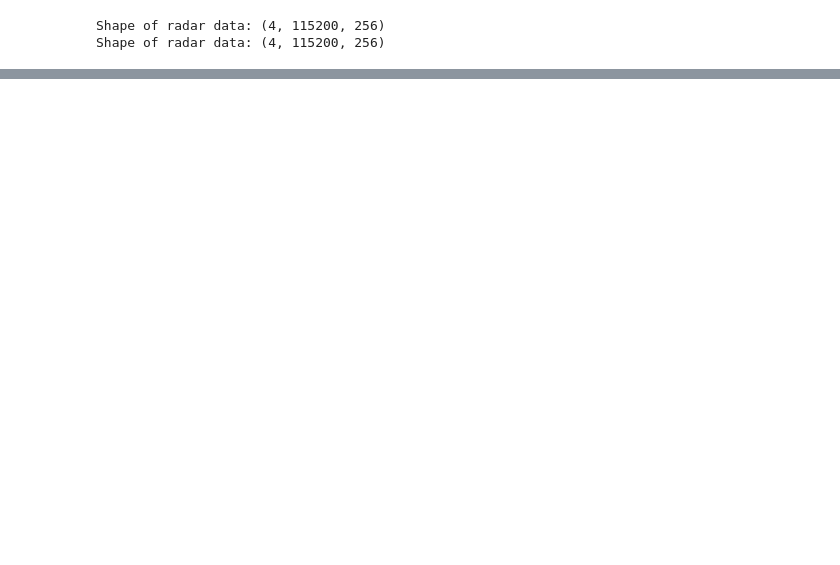
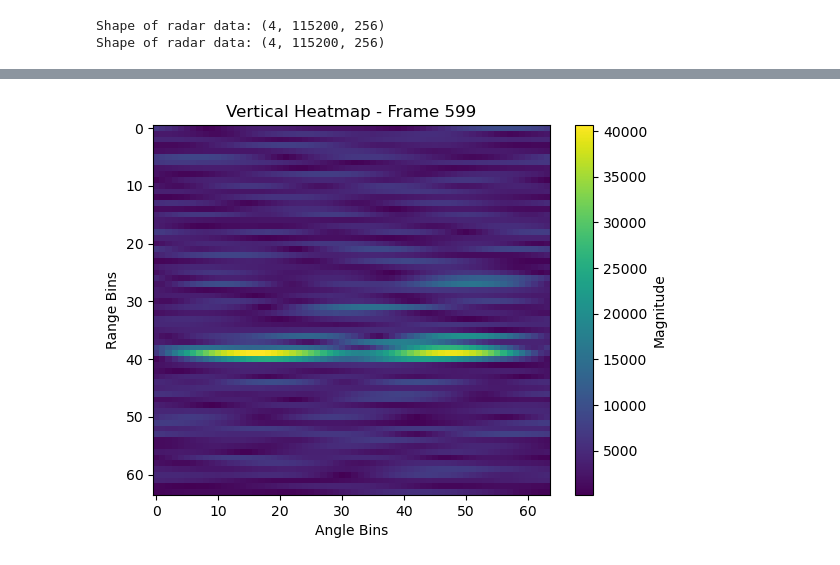
Before and after one commit to tyoamazinglib/HuPR-A-Benchmark-for-Human-Pose-Estimation-Using-Millimeter-Wave-Radar, a Jupyter notebook: visualization/dataset_viz.ipynb, the cells around one changed output, grey strips where cells are left out. Saved outputs shown, nothing was run; the diff lists cells and outputs as text; code cells hidden in the pictures; blank space fills up the shorter version.

```diff
--- a/visualization/dataset_viz.ipynb
+++ b/visualization/dataset_viz.ipynb
@@ -226,0 +201,6 @@ print(vertData)
+# %%
+# print(vertData)
+title_vert = f'Vertical Heatmap - Frame {idxFrame}'
+plot_heatmap(np.abs(outputVert[0, :, :, 0]), title_vert)
+# %% [output]
+[figure, added]
```
Also changed, not shown: parts of 7 cells of this notebook.
